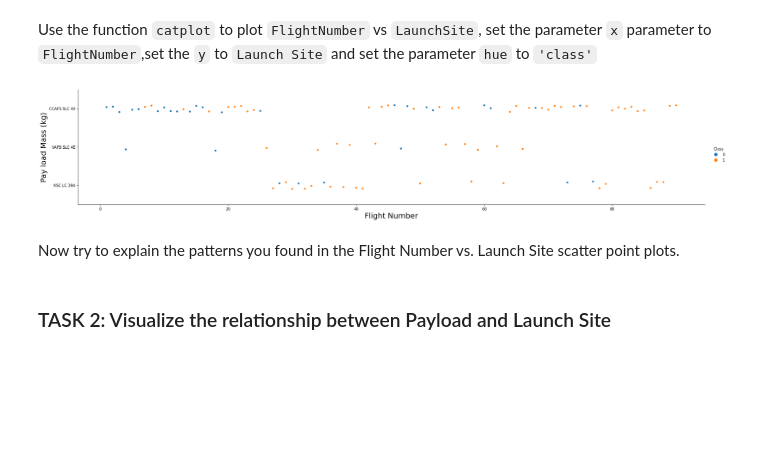
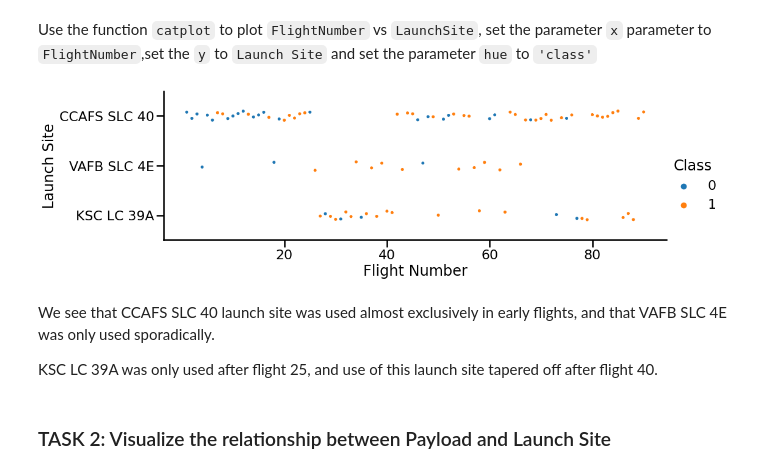
Before and after one commit to staceybellerose/data_science_capstone, a Jupyter notebook: Exploratory Analysis with Data Visualization.ipynb, the cells around one changed output. Saved outputs shown, nothing was run; the diff lists cells and outputs as text; code cells hidden in the pictures; blank space fills up the shorter version.

```diff
--- a/Exploratory Analysis with Data Visualization.ipynb
+++ b/Exploratory Analysis with Data Visualization.ipynb
@@ -68,8 +68,10 @@ First, let's try to see how the `FlightNumber` (indicating the continuous launch
 
 We can plot out the <code>FlightNumber</code> vs. <code>PayloadMass</code>and overlay the outcome of the launch. We see that as the flight number increases, the first stage is more likely to land successfully. The payload mass is also important; it seems the more massive the payload, the less likely the first stage will return.
 # %%
+sns.set_context("poster")
 sns.catplot(y="PayloadMass", x="FlightNumber", hue="Class", data=df, aspect = 5)
-plt.xlabel("Flight Number",fontsize=20)
-plt.ylabel("Pay load Mass (kg)",fontsize=20)
+plt.xticks([20,40,60,80],[20,40,60,80])
+plt.xlabel("Flight Number")
+plt.ylabel("Pay load Mass (kg)")
 plt.show()
 # %% [output]
@@ -84,14 +86,17 @@ Next, let's drill down to each site visualize its detailed launch records.
 Use the function <code>catplot</code> to plot <code>FlightNumber</code> vs <code>LaunchSite</code>, set the  parameter <code>x</code>  parameter to <code>FlightNumber</code>,set the  <code>y</code> to <code>Launch Site</code> and set the parameter <code>hue</code> to <code>'class'</code>
 # %%
 # Plot a scatter point chart with x axis to be Flight Number and y axis to be the launch site, and hue to be the class value
-sns.catplot(y="LaunchSite", x="FlightNumber", hue="Class", data=df, aspect = 5)
-plt.xlabel("Flight Number",fontsize=20)
-plt.ylabel("Pay load Mass (kg)",fontsize=20)
+sns.catplot(y="LaunchSite", x="FlightNumber", hue="Class", data=df, aspect = 3)
+plt.xticks([20,40,60,80],[20,40,60,80])
+plt.xlabel("Flight Number")
+plt.ylabel("Launch Site")
 plt.show()
 # %% [output]
-[figure, old version]
+[figure, new version]
-# %% [markdown]
-Now try to explain the patterns you found in the Flight Number vs. Launch Site scatter point plots.
+# %% [markdown]
+We see that CCAFS SLC 40 launch site was used almost exclusively in early flights, and that VAFB SLC 4E was only used sporadically.
+
+KSC LC 39A was only used after flight 25, and use of this launch site tapered off after flight 40.
 # %% [markdown]
 ### TASK 2: Visualize the relationship between Payload and Launch Site
 # %% [markdown]
```
Also changed, not shown: parts of 12 cells of this notebook.
